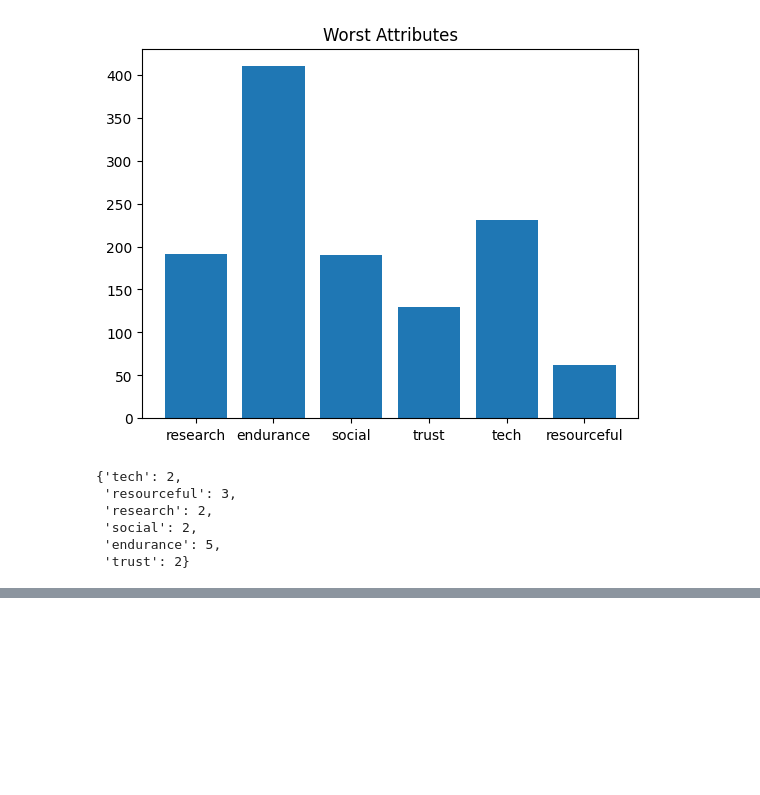
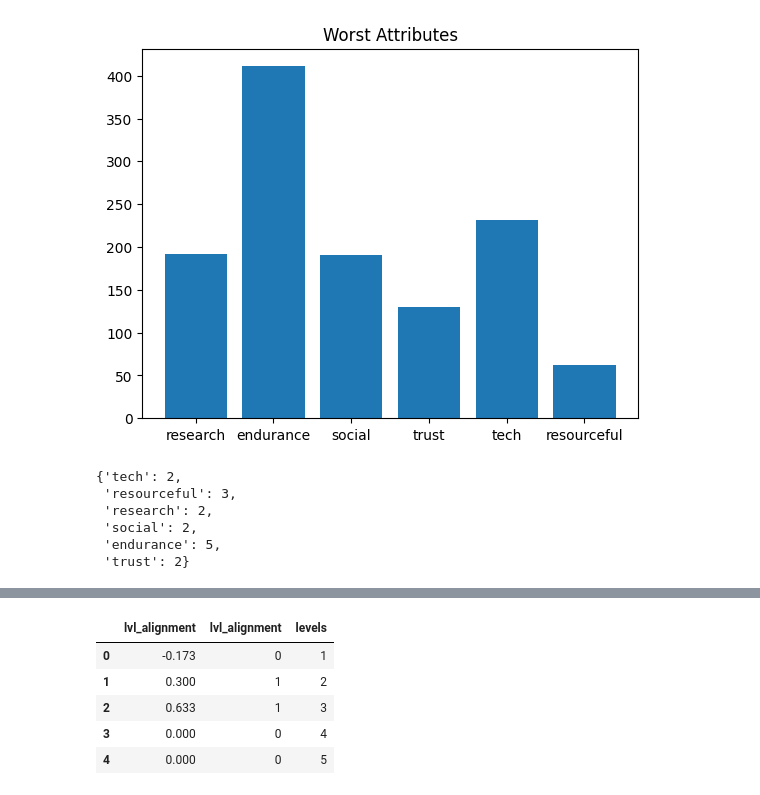
Before and after one commit to opengamedata/opengamedata-samples, a Jupyter notebook: JOURNALISM/modeling/Journalism_modeling_session.ipynb, the cells around one changed output, grey strips where cells are left out. Drawn from its saved outputs; the diff is of its cells as text; code cells hidden in the pictures; blank space fills up the shorter version.

```diff
--- a/JOURNALISM/modeling/Journalism_modeling_session.ipynb
+++ b/JOURNALISM/modeling/Journalism_modeling_session.ipynb
@@ -313,0 +344,9 @@ Bad pipe message: %s [b'\x13\x00\x10\x00\r\xc0\x17\x00\x1b\xc0\r\xc0\x03\x00\n\x
+# %%
+combined_df
+# %% [output]
+|  | lvl_alignment | lvl_alignment | levels |
+| 0 | -0.173 | 0 | 1 |
+| 1 | 0.300 | 1 | 2 |
+| 2 | 0.633 | 1 | 3 |
+| 3 | 0.000 | 0 | 4 |
+| 4 | 0.000 | 0 | 5 |
```
Also changed, not shown: parts of 8 cells of this notebook.
